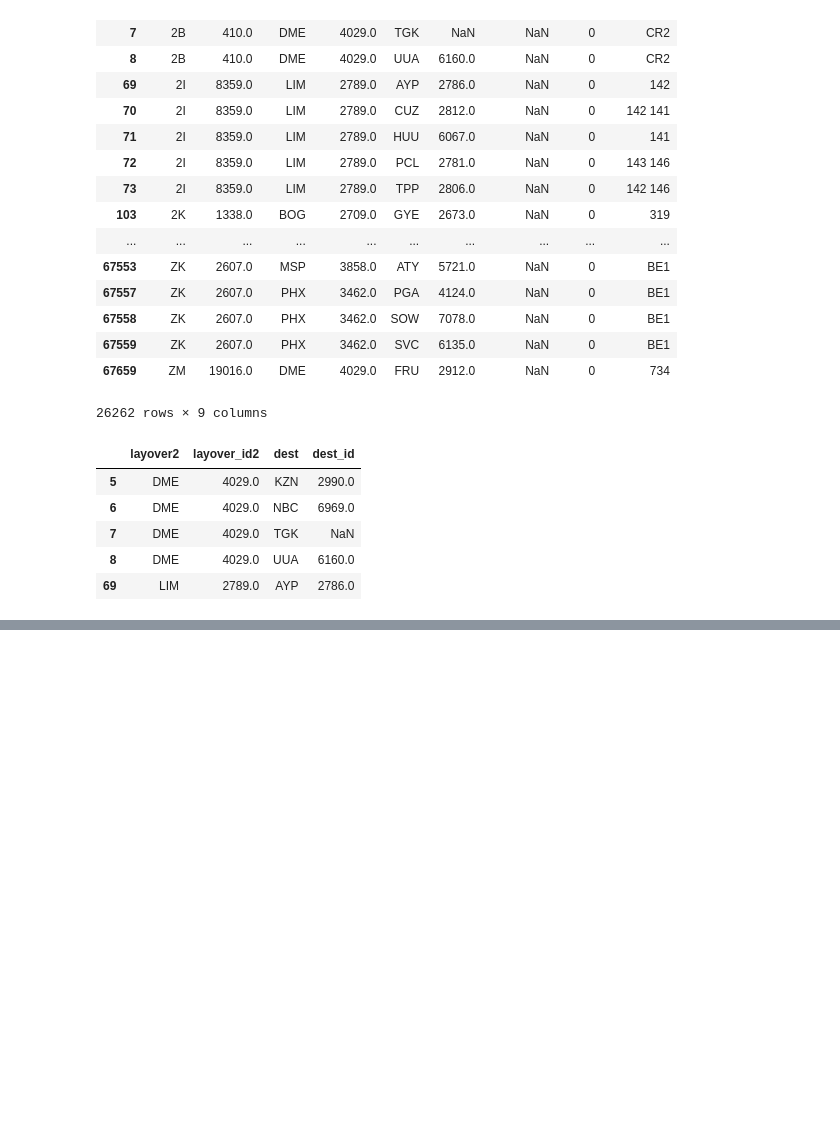
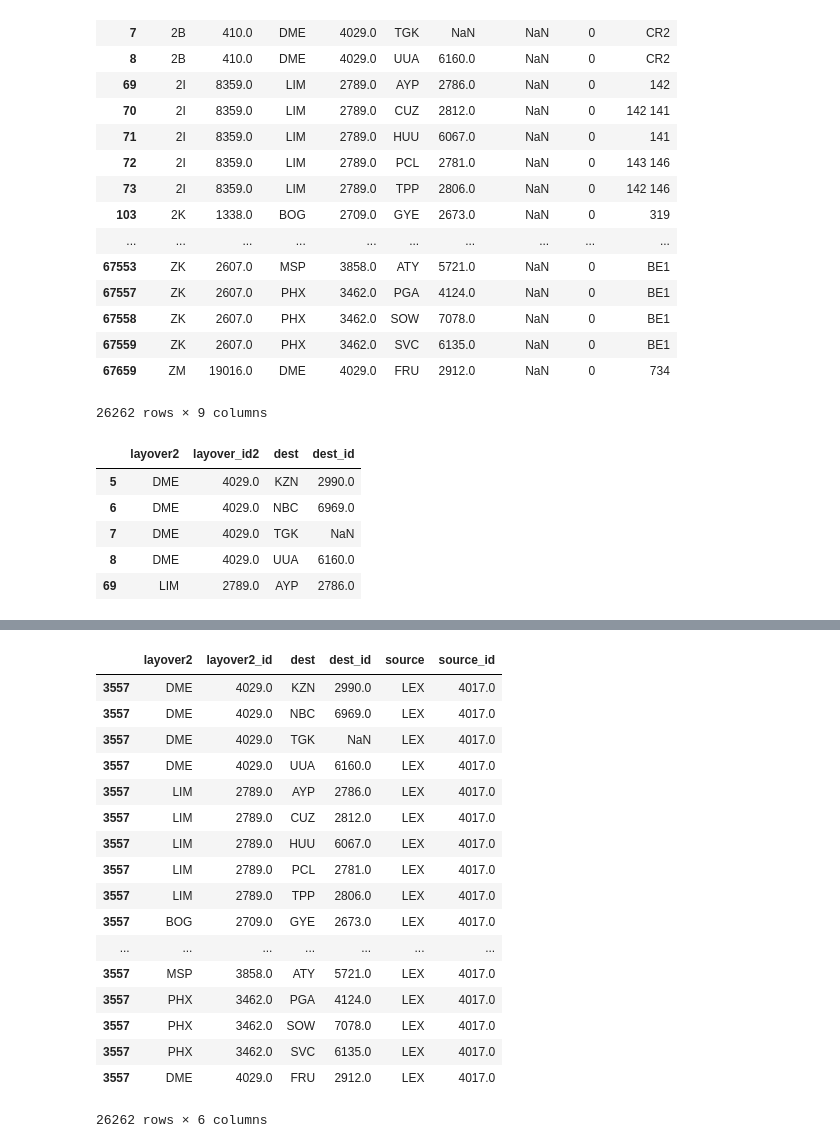
Before and after one commit to FRA228/ce599, a Jupyter notebook: 09-Mapping/interactive-mapping.ipynb, the cells around one changed output, grey strips where cells are left out. Saved outputs shown, nothing was run; the diff lists cells and outputs as text; code cells hidden in the pictures; blank space fills up the shorter version.

```diff
--- a/09-Mapping/interactive-mapping.ipynb
+++ b/09-Mapping/interactive-mapping.ipynb
@@ -780,0 +819,22 @@ two_trsfr_routes.head()
+# %%
+two_trsfr.columns=['layover2', 'layover2_id','dest', 'dest_id', 'source','source_id']
+two_trsfr
+# %% [output]
+|  | layover2 | layover2_id | dest | dest_id | source | source_id |
+| 3557 | DME | 4029.0 | KZN | 2990.0 | LEX | 4017.0 |
+| 3557 | DME | 4029.0 | NBC | 6969.0 | LEX | 4017.0 |
+| 3557 | DME | 4029.0 | TGK | NaN | LEX | 4017.0 |
+| 3557 | DME | 4029.0 | UUA | 6160.0 | LEX | 4017.0 |
+| 3557 | LIM | 2789.0 | AYP | 2786.0 | LEX | 4017.0 |
+| 3557 | LIM | 2789.0 | CUZ | 2812.0 | LEX | 4017.0 |
+| 3557 | LIM | 2789.0 | HUU | 6067.0 | LEX | 4017.0 |
+| 3557 | LIM | 2789.0 | PCL | 2781.0 | LEX | 4017.0 |
+| 3557 | LIM | 2789.0 | TPP | 2806.0 | LEX | 4017.0 |
+| 3557 | BOG | 2709.0 | GYE | 2673.0 | LEX | 4017.0 |
+| ... | ... | ... | ... | ... | ... | ... |
+| 3557 | MSP | 3858.0 | ATY | 5721.0 | LEX | 4017.0 |
+| 3557 | PHX | 3462.0 | PGA | 4124.0 | LEX | 4017.0 |
+| 3557 | PHX | 3462.0 | SOW | 7078.0 | LEX | 4017.0 |
+| 3557 | PHX | 3462.0 | SVC | 6135.0 | LEX | 4017.0 |
+| 3557 | DME | 4029.0 | FRU | 2912.0 | LEX | 4017.0 |
+26262 rows × 6 columns
```
Also changed, not shown: parts of 19 cells of this notebook.
